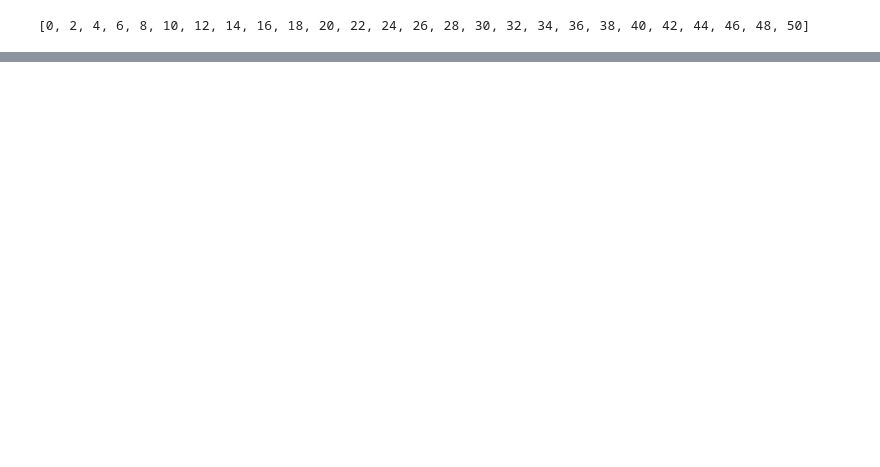
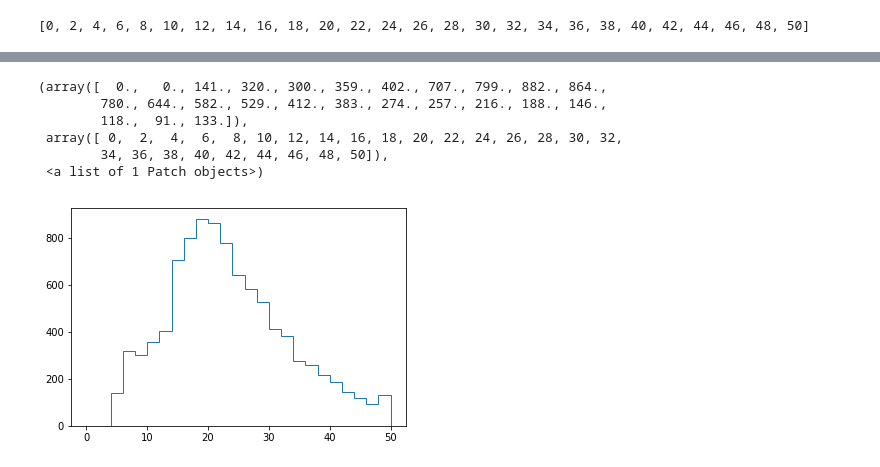
Before and after one commit to petterho/INF200-2019-Exersices, a Jupyter notebook: src/pa01/chutes_analysis.ipynb, the cells around one changed output, grey strips where cells are left out. Saved outputs shown, nothing was run; the diff lists cells and outputs as text; code cells hidden in the pictures; blank space fills up the shorter version.

```diff
--- a/src/pa01/chutes_analysis.ipynb
+++ b/src/pa01/chutes_analysis.ipynb
@@ -75,3 +83,12 @@ plt.hist(list_one_player, bins=list_for_bins, range=None, density=None, weights=
 # %%
-plt.hist(list_two_players, bins=list_for_bins, range=None, density=None, weights=None, cumulative=False, bottom=None, histtype='step', align='mid', orientation='vertical', rwidth=None, log=False, color=None, label=None, stacked=False, normed=None, data=None)
+list_two_players = multi_game_experiment(10000, 2)
+plt.hist(list_two_players, bins=list_for_smaller_bins, range=None, density=None, weights=None, cumulative=False, bottom=None, histtype='step', align='mid', orientation='vertical', rwidth=None, log=False, color=None, label=None, stacked=False, normed=None, data=None)
+# %% [output]
+(array([  0.,   0., 141., 320., 300., 359., 402., 707., 799., 882., 864.,
+        780., 644., 582., 529., 412., 383., 274., 257., 216., 188., 146.,
+        118.,  91., 133.]),
+ array([ 0,  2,  4,  6,  8, 10, 12, 14, 16, 18, 20, 22, 24, 26, 28, 30, 32,
+        34, 36, 38, 40, 42, 44, 46, 48, 50]),
+ <a list of 1 Patch objects>)
+[figure, added]
 # %%
```
Also changed, not shown: parts of 4 cells of this notebook.
